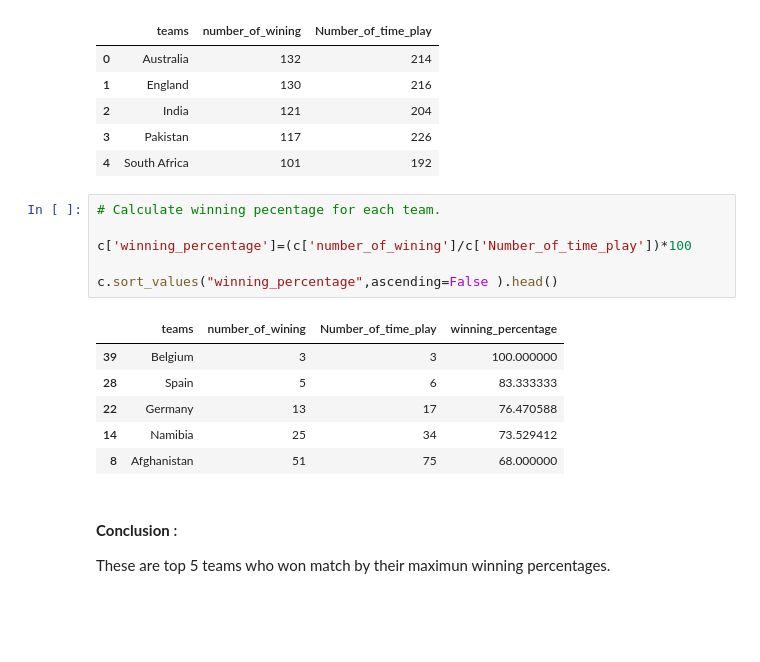
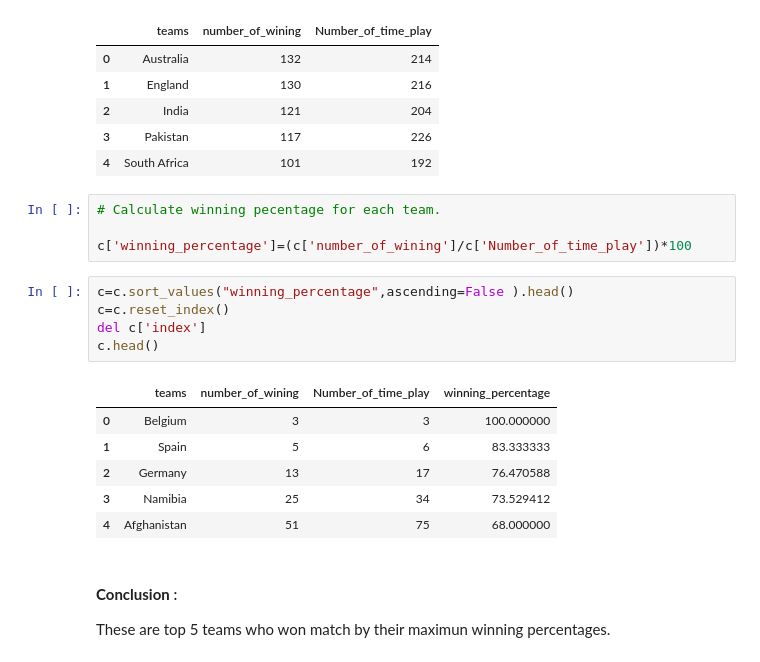
Before and after one commit to Gauravms2143/-International_T20_Data-Analysis--Self-Project.ipynb, a Jupyter notebook: International_T20_Data_Analysis_Self_Project.ipynb, the cells around one changed output. Drawn from its saved outputs; the diff is of its cells as text; blank space fills up the shorter version.

```diff
--- a/International_T20_Data_Analysis_Self_Project.ipynb
+++ b/International_T20_Data_Analysis_Self_Project.ipynb
@@ -331,15 +331,18 @@ c.head()
 # Calculate winning pecentage for each team.
 
 c['winning_percentage']=(c['number_of_wining']/c['Number_of_time_play'])*100
-
-c.sort_values("winning_percentage",ascending=False ).head()
-# %% [output]
-|  | teams | number_of_wining | Number_of_time_play | winning_percentage |
-| 39 | Belgium | 3 | 3 | 100.000000 |
-| 28 | Spain | 5 | 6 | 83.333333 |
-| 22 | Germany | 13 | 17 | 76.470588 |
-| 14 | Namibia | 25 | 34 | 73.529412 |
-| 8 | Afghanistan | 51 | 75 | 68.000000 |
+# %%
+c=c.sort_values("winning_percentage",ascending=False ).head()
+c=c.reset_index()
+del c['index']
+c.head()
+# %% [output]
+|  | teams | number_of_wining | Number_of_time_play | winning_percentage |
+| 0 | Belgium | 3 | 3 | 100.000000 |
+| 1 | Spain | 5 | 6 | 83.333333 |
+| 2 | Germany | 13 | 17 | 76.470588 |
+| 3 | Namibia | 25 | 34 | 73.529412 |
+| 4 | Afghanistan | 51 | 75 | 68.000000 |
 # %% [markdown]
 #### **Conclusion** :
 
```
Also changed, not shown: parts of 12 cells of this notebook.
